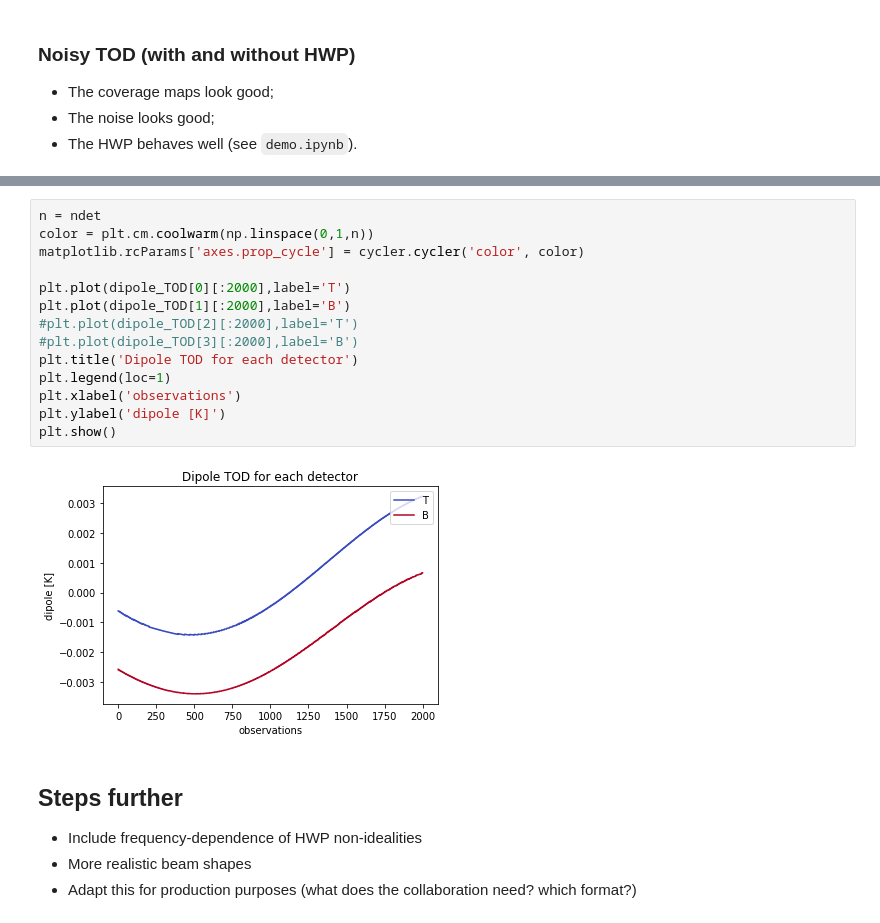
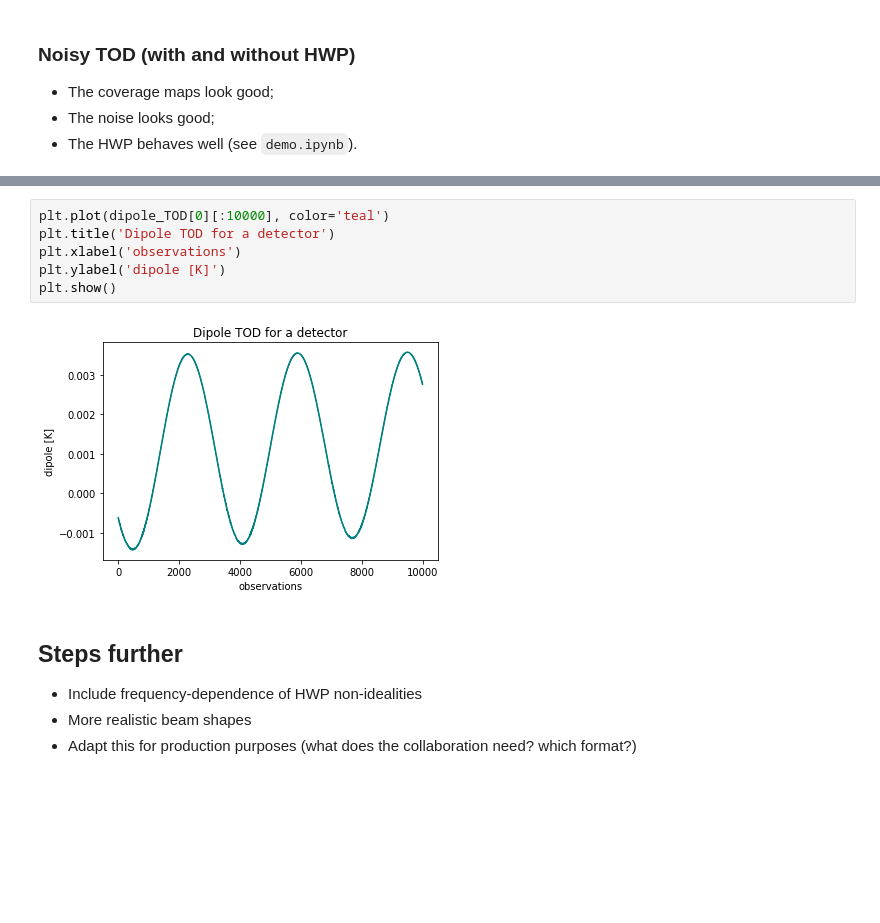
Before and after one commit to martamonelli/beamconv_tidy, a Jupyter notebook: beamconv/demo_PySM_IMO_non-idealities_dipole.ipynb, the cells around one changed output, grey strips where cells are left out. Cells and saved outputs as stored; diff of their text form; blank space fills up the shorter version.

```diff
--- a/beamconv/demo_PySM_IMO_non-idealities_dipole.ipynb
+++ b/beamconv/demo_PySM_IMO_non-idealities_dipole.ipynb
@@ -665,19 +616,11 @@ print(dipole_TOD[1])
-# %%
-n = ndet
-color = plt.cm.coolwarm(np.linspace(0,1,n))
-matplotlib.rcParams['axes.prop_cycle'] = cycler.cycler('color', color)
-
-plt.plot(dipole_TOD[0][:2000],label='T')
-plt.plot(dipole_TOD[1][:2000],label='B')
-#plt.plot(dipole_TOD[2][:2000],label='T')
-#plt.plot(dipole_TOD[3][:2000],label='B')
-plt.title('Dipole TOD for each detector')
-plt.legend(loc=1)
-plt.xlabel('observations')
-plt.ylabel('dipole [K]')
-plt.show()
-# %% [output]
-[figure, removed]
+# %%
+plt.plot(dipole_TOD[0][:10000], color='teal')
+plt.title('Dipole TOD for a detector')
+plt.xlabel('observations')
+plt.ylabel('dipole [K]')
+plt.show()
+# %% [output]
+[figure, added]
 # %% [markdown]
 ## Steps further
 - Include frequency-dependence of HWP non-idealities
```
Also changed, not shown: parts of 11 cells of this notebook, 1 other file.
